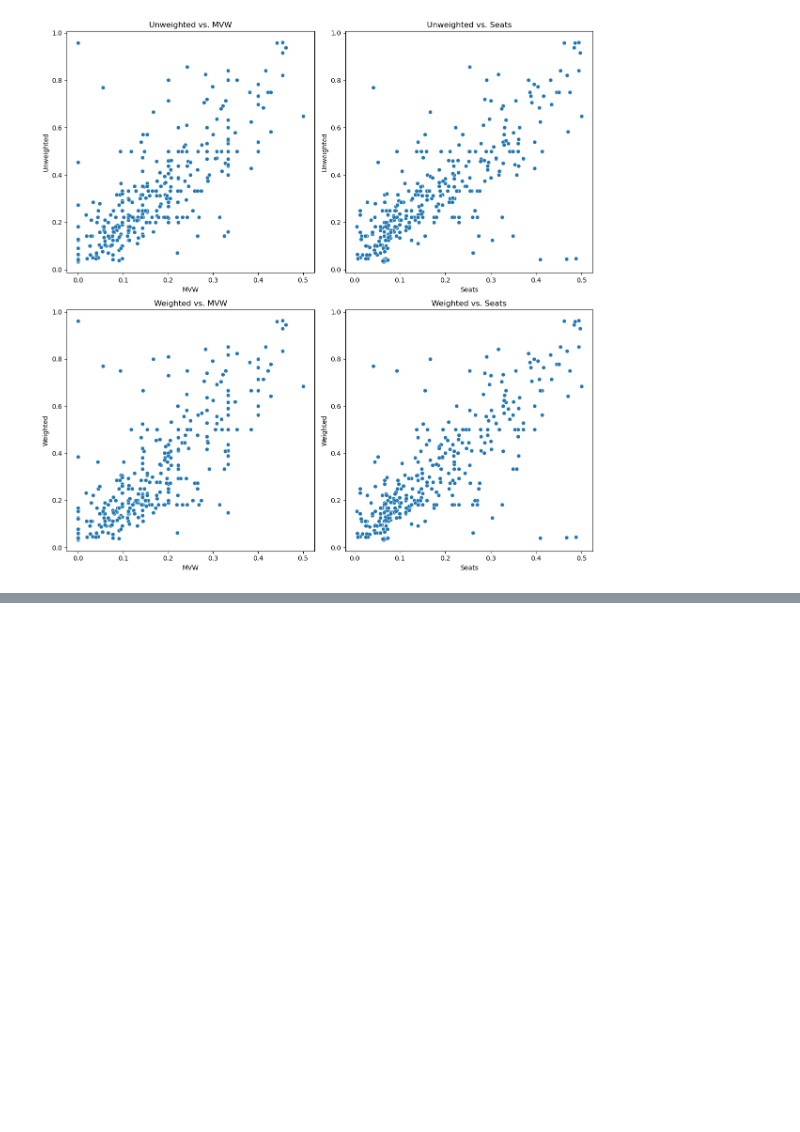
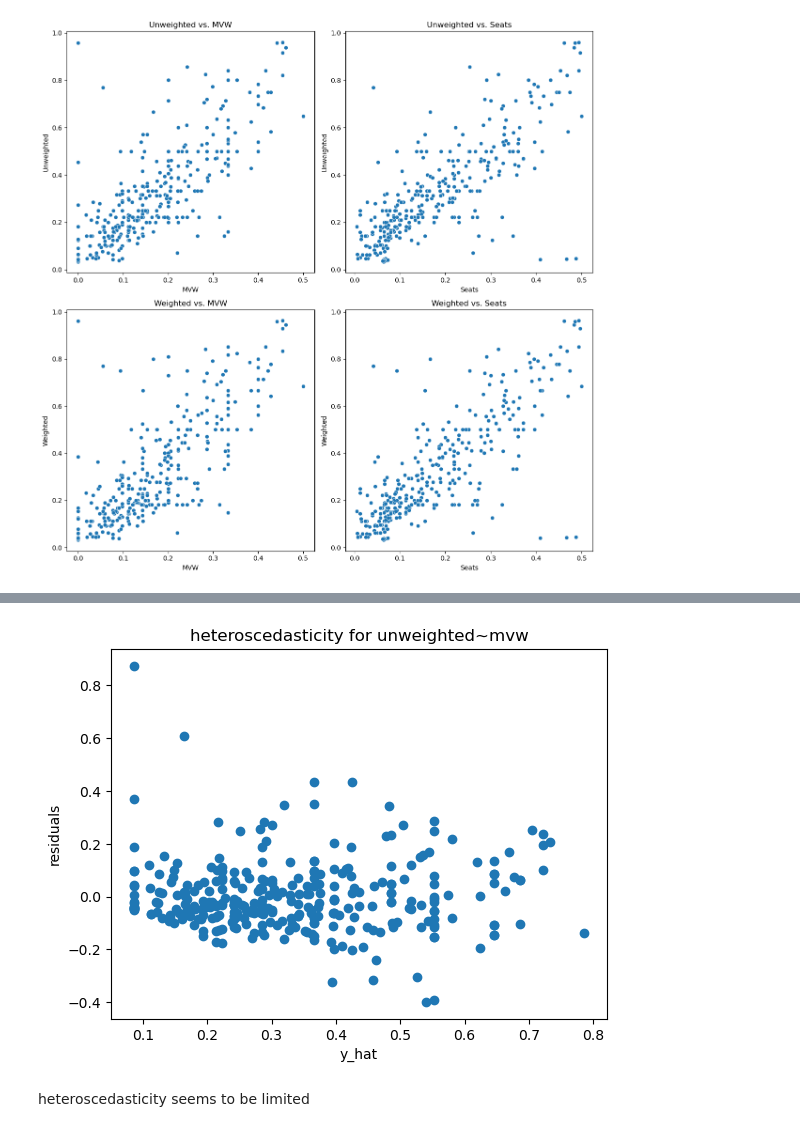
Before and after one commit to SebSchroeter/masterthesis, a Jupyter notebook: regressions_and_graphs.ipynb, the cells around one changed output, grey strips where cells are left out. Saved outputs shown, nothing was run; the diff lists cells and outputs as text; code cells hidden in the pictures; blank space fills up the shorter version.

```diff
--- a/regressions_and_graphs.ipynb
+++ b/regressions_and_graphs.ipynb
@@ -154,13 +163,13 @@ plot_data= []
 for col in final_df.columns:
     try:
         for counting, (mvw,seats,unweighted,weighted) in enumerate(zip(df[col]['mvws'],df[col]['Seats'],df[col]['unweighted'],df[col]['weighted'])):
-            plot_data.append({'Parliament': col, 'Party': counting, 'mvw': mvw,'Seats':seats,'unweighted Ministries':unweighted,'weighted Ministries':weighted})
+            plot_data.append({'Parliament': col, 'Party': counting, 'mvw': mvw,'Seats':seats,'unweighted_ministries':unweighted,'weighted_ministries':weighted})
     except KeyError: pass
 plot_df=pd.DataFrame(plot_data)
-plot_df.dropna(subset=['unweighted Ministries'],inplace=True)
+plot_df.dropna(subset=['unweighted_ministries'],inplace=True)
 plot_df=plot_df[plot_df['mvw']<1]
-plot_df=plot_df[plot_df['unweighted Ministries']>0]
-plot_df=plot_df[plot_df['unweighted Ministries']<1]
+plot_df=plot_df[plot_df['unweighted_ministries']>0]
+plot_df=plot_df[plot_df['weighted_ministries']<1]
 # %%
 fig,axes= plt.subplots(2,2,figsize=(12,12))
 ###data:
@@ -196,0 +216,10 @@ print(14**2)
+# %%
+formula_unweighted_mvw='unweighted_ministries ~ mvw'
+formula_weighted_mvw='weighted_ministries ~ mvw'
+formula_unweighted_seats='unweighted_ministries ~ Seats'
+formula_weighted_mvw='weighted_ministries ~ Seats'
+# %%
+ols_unweighted_mvw=sm.OLS.from_formula(formula=formula_unweighted_mvw,data=plot_df)
+# %%
+ols_unweighted_mvw_results=ols_unweighted_mvw.fit()
+print(ols_unweighted_mvw_results.summary())
@@ -196,0 +244,14 @@ print(14**2)
+# %%
+## printing errors:
+y_matrix,x_matrix=dmatrices(formula_unweighted_mvw,plot_df,return_type='dataframe') # get design matrices
+y_hat=ols_unweighted_mvw_results.predict(x_matrix) # y_hat as predicted from design matrix
+#plot
+plt.title('heteroscedasticity for unweighted~mvw')
+plt.xlabel('y_hat')
+plt.ylabel('residuals')
+plt.scatter(y_hat,ols_unweighted_mvw_results.resid)
+plt.show()
+# %% [output]
+[figure, added]
+# %% [markdown]
+heteroscedasticity seems to be limited
```
Also changed, not shown: parts of 18 cells of this notebook.
